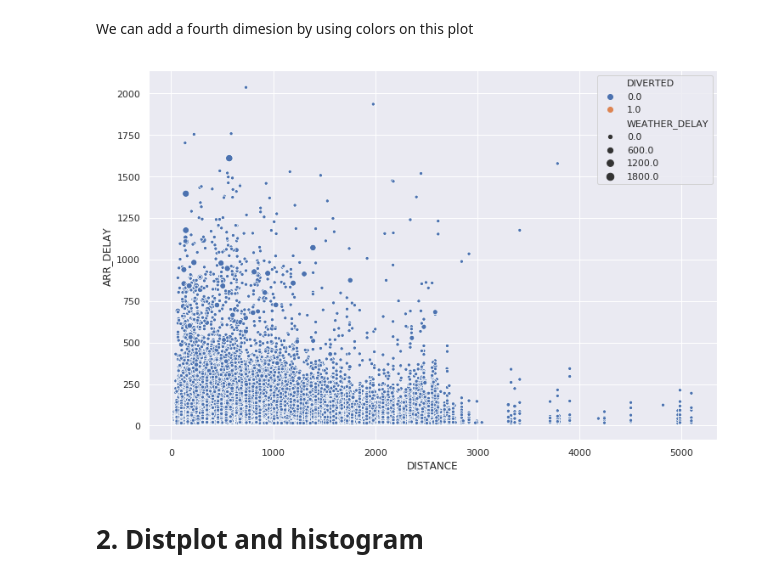
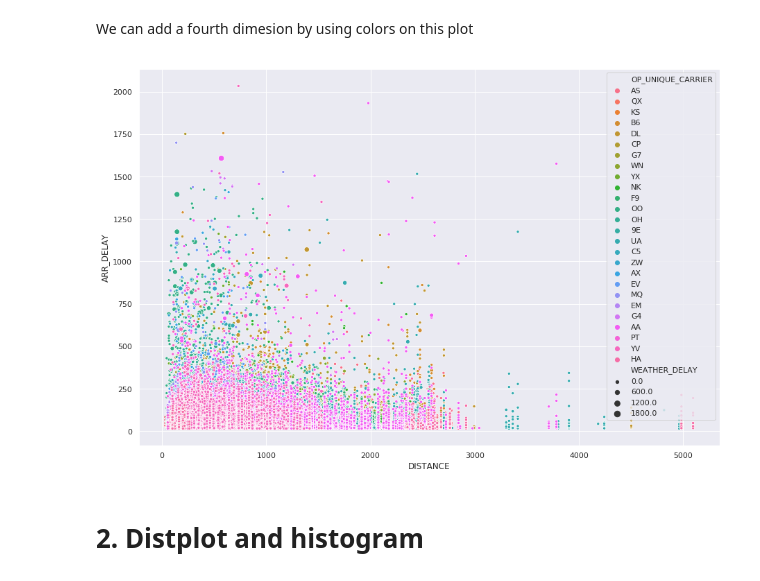
Before and after one commit to NihanPol/intro_pandas_and_seaborn, a Jupyter notebook: Chap_3_plotting_w_seaborn.ipynb, the cells around one changed output. Drawn from its saved outputs; the diff is of its cells as text; code cells hidden in the pictures.

```diff
--- a/Chap_3_plotting_w_seaborn.ipynb
+++ b/Chap_3_plotting_w_seaborn.ipynb
@@ -8,6 +8,7 @@ import matplotlib.pyplot as pl
 import seaborn
 %matplotlib inline
 
+seaborn.set_style("white")
 seaborn.set(rc={'figure.figsize':(12,8)})
 # %%
 dataset = pandas.read_csv("final_dataset.csv")
@@ -58,12 +59,14 @@ pl.show()
 # %% [markdown]
 We can add a fourth dimesion by using colors on this plot
 # %%
+pl.figure(figsize = (15, 10))
+
 seaborn.scatterplot(x = 'DISTANCE', y = 'ARR_DELAY', data = dataset,
-                    size = 'WEATHER_DELAY', hue = 'DIVERTED')
+                    size = 'WEATHER_DELAY', hue = 'OP_UNIQUE_CARRIER')
 
 pl.show()
 # %% [output]
-[figure, old version]
+[figure, new version]
 # %% [markdown]
 # 2. Distplot and histogram
 # %% [markdown]
```
Also changed, not shown: parts of 24 cells of this notebook.
